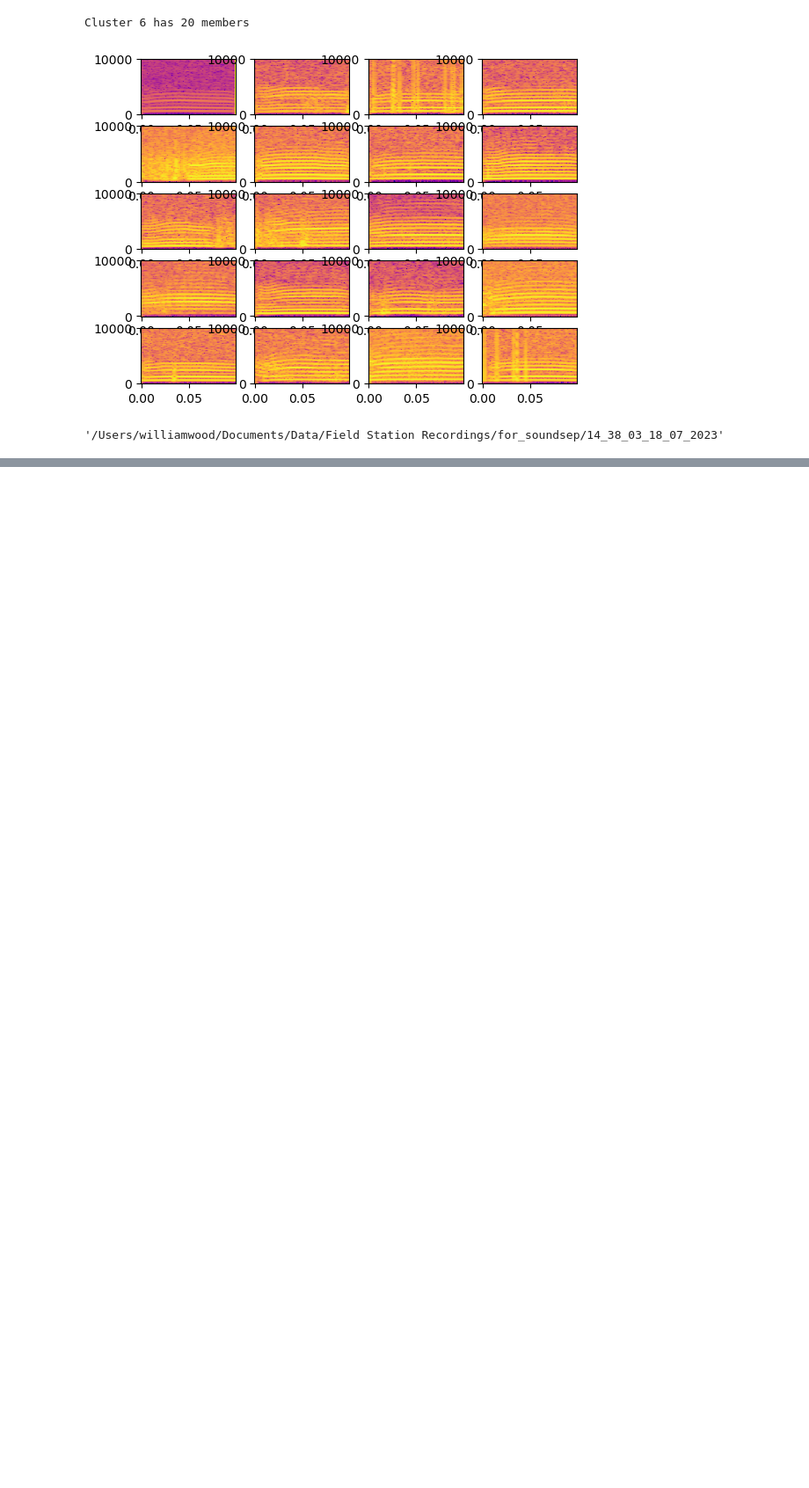
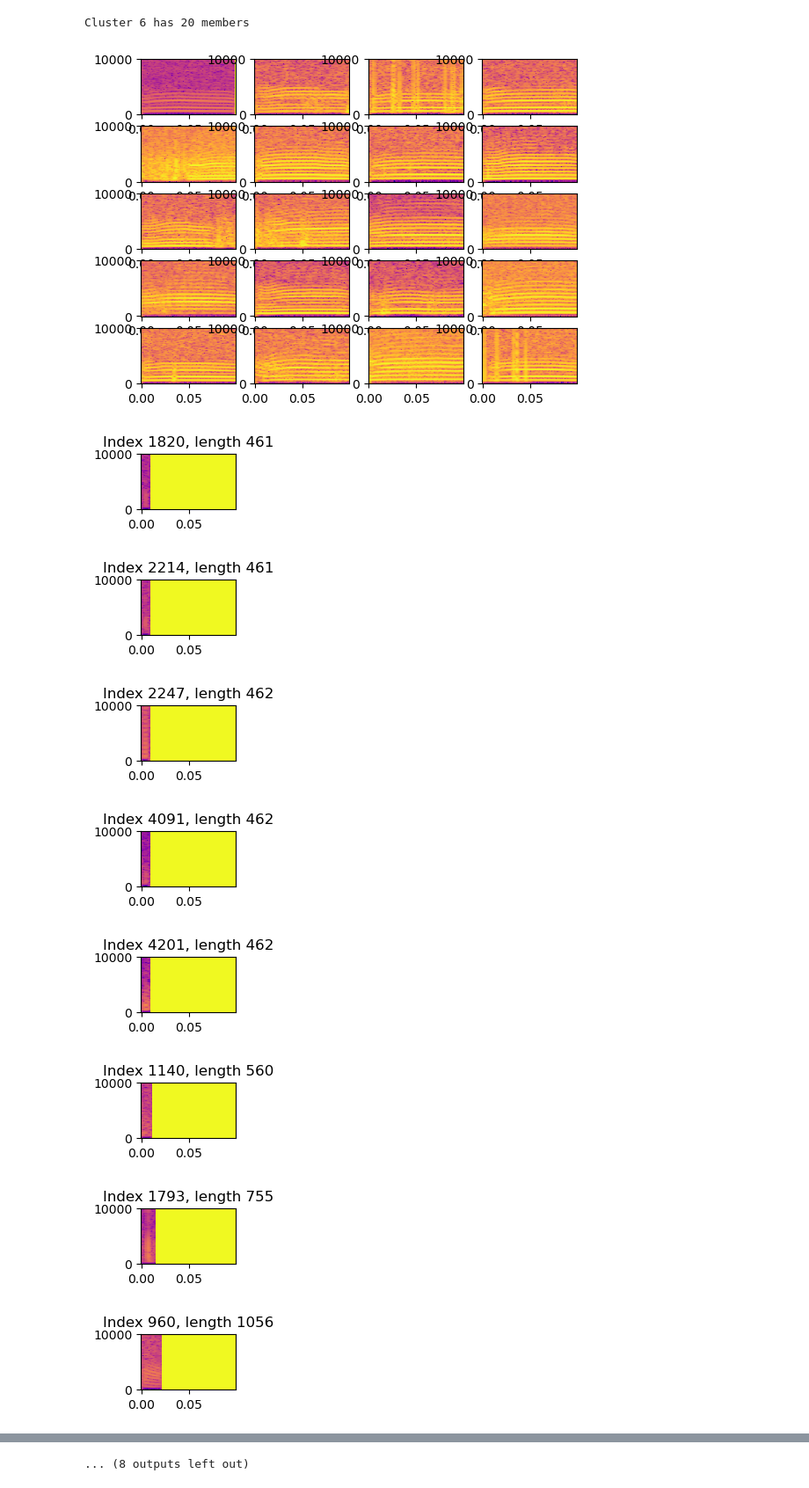
Before and after one commit to billewood/truman, a Jupyter notebook: save_spectrograms.ipynb, the cells around one changed output, grey strips where cells are left out. Shown at 88% size. Saved outputs shown, nothing was run; the diff lists cells and outputs as text; code cells hidden in the pictures; blank space fills up the shorter version.

Commit message:
indexes were totally wrong- the order of files being read was determining the index. Hopefully fixed this.

```diff
--- a/save_spectrograms.ipynb
+++ b/save_spectrograms.ipynb
@@ -321,7 +320,24 @@ Cluster 5 has 20 members
 [figure]
 Cluster 6 has 20 members
 [figure]
-# %%
-base_folder
-# %% [output]
-'/Users/williamwood/Documents/Data/Field Station Recordings/for_soundsep/14_38_03_18_07_2023'
+# %%
+# This cell shows my spectrograms are in the right order in this notebook.
+# So no I've got to figure out why they aren't in the right order in the other notebook.
+
+shortest_calls = np.argsort(lengths)
+plt.figure()
+
+for i in range(20):
+    plt.subplot(5,4,i+1)
+    plt.pcolormesh(time_bins, freq_bins, X[shortest_calls[i],:,:], cmap='plasma', shading='auto')
+    plt.title(f'Index {shortest_calls[i]}, length {lengths[shortest_calls[i]]}')
+    plt.show()
+# %% [output]
+[figure, added]
+[figure, added]
+[figure, added]
+[figure, added]
+[figure, added]
+[figure, added]
+[figure, added]
+[figure, added]
@@ -327,0 +348 @@ base_folder
+... (8 outputs left out)
```
Also changed, not shown: parts of 4 cells of this notebook, 2 other files.
